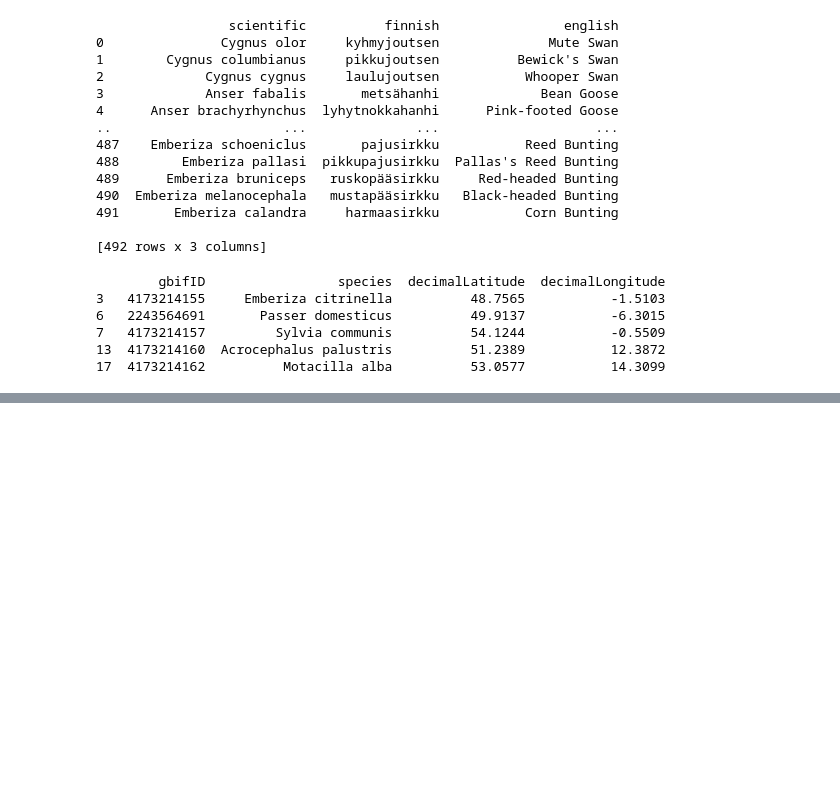
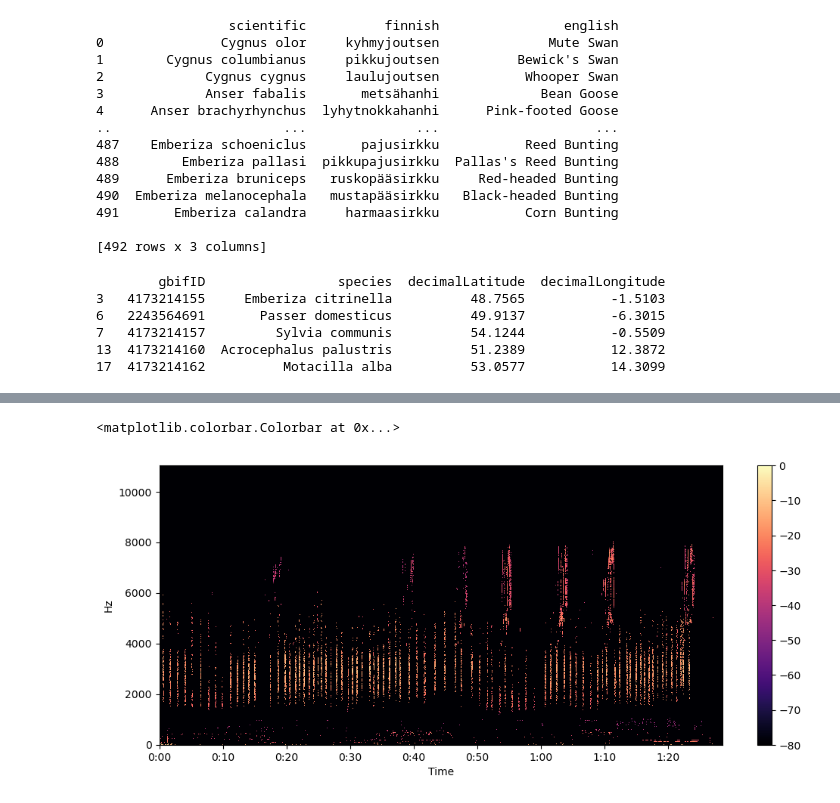
Before and after one commit to okkokuisma/bird-identifier, a Jupyter notebook: data.ipynb, the cells around one changed output, grey strips where cells are left out. Drawn from its saved outputs; the diff is of its cells as text; code cells hidden in the pictures; blank space fills up the shorter version.

```diff
--- a/data.ipynb
+++ b/data.ipynb
@@ -72,0 +81,7 @@ False
+# %%
+D_abs = np.abs(D)
+D_max = np.max(D_abs)
+D_normalized = D_abs / D_max
+col_means = np.mean(D_normalized, axis=0)
+row_means = np.mean(D_normalized, axis=1)
+mask = (D_normalized >= 2.5 * col_means) & (D_normalized >= 2.5 * row_means.reshape((1025,1)))
@@ -72,0 +112,9 @@ False
+# %%
+S_db = librosa.amplitude_to_db(np.where(mask, D_abs, 0), ref=np.max)
+
+plt.figure().set_figwidth(12)
+librosa.display.specshow(S_db, x_axis="time", y_axis="hz")
+plt.colorbar()
+# %% [output]
+<matplotlib.colorbar.Colorbar at 0x...>
+[figure, added]
```
Also changed, not shown: parts of 5 cells of this notebook, 1 other file.
